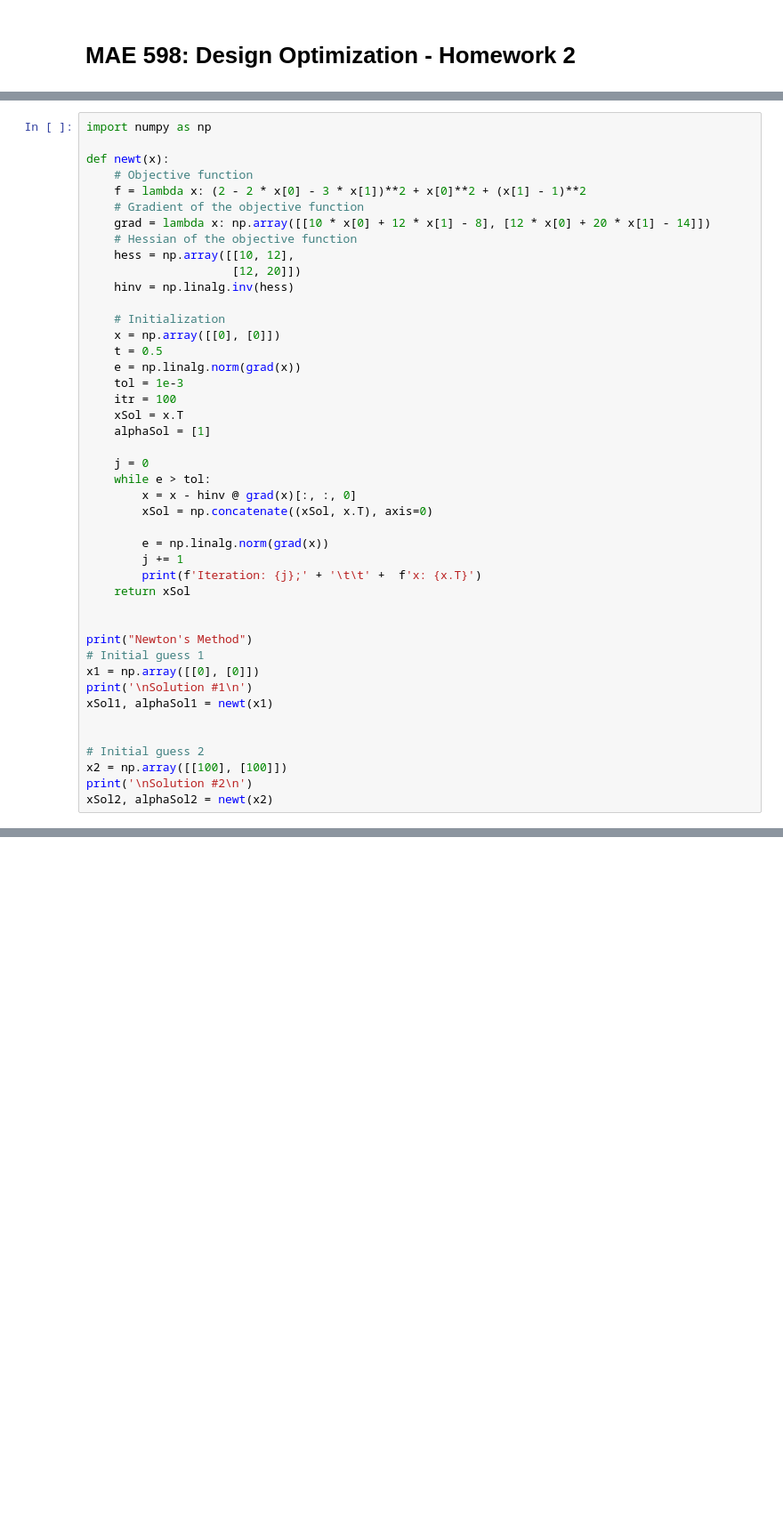
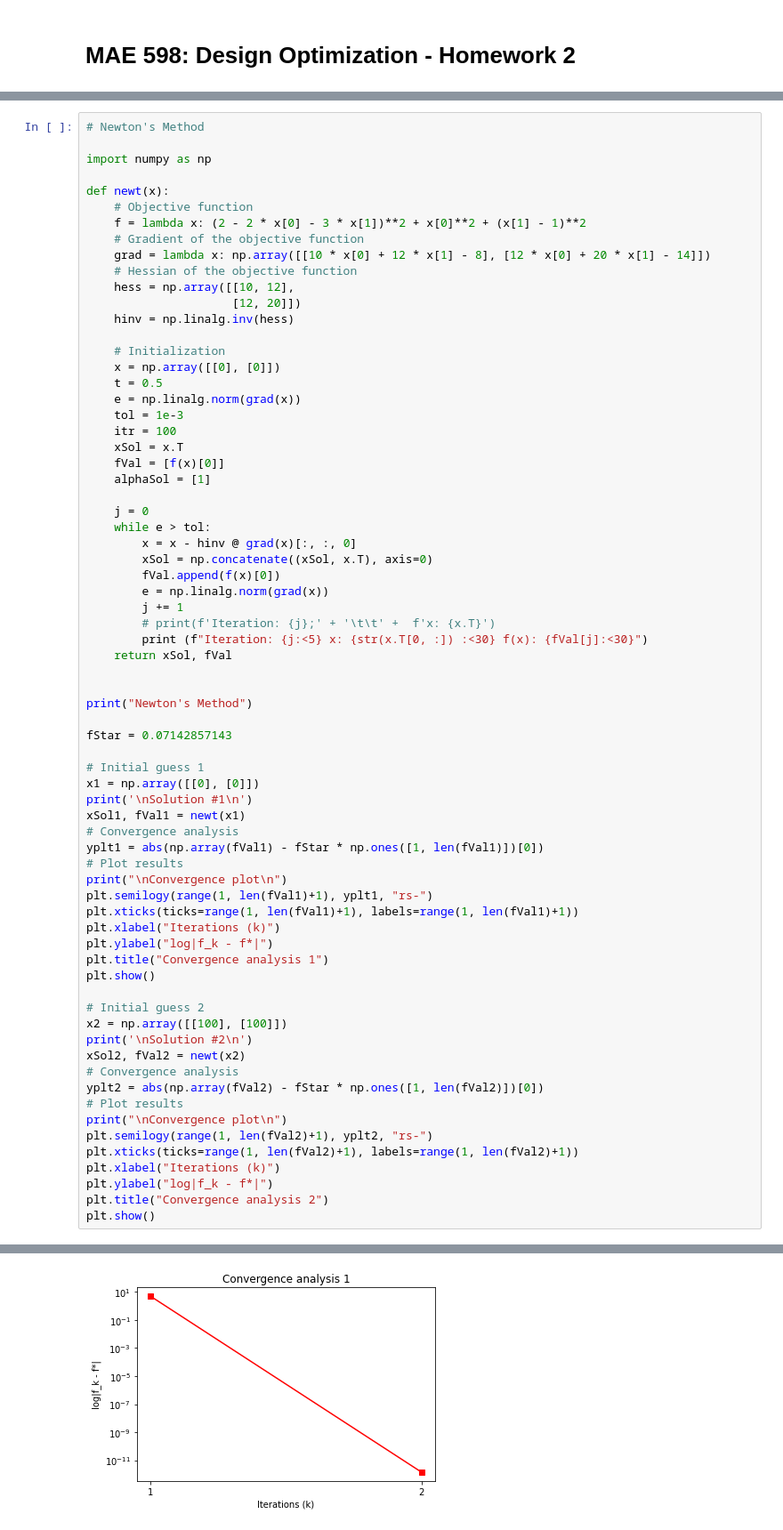
Before and after one commit to pprabhud/MAE_598_Fall_22, a Jupyter notebook: MAE_598_HW_2.ipynb, the cells around one changed output, grey strips where cells are left out. Shown: that part at 89% size. Saved outputs shown, nothing was run; the diff lists cells and outputs as text; blank space fills up the shorter version.

```diff
--- a/MAE_598_HW_2.ipynb
+++ b/MAE_598_HW_2.ipynb
@@ -251,4 +343,6 @@ Iteration: 52;          alpha: 0.03125;         x: [[-0.14282513  0.78569435]]
 # %%
+# Newton's Method
+
 import numpy as np
 
 def newt(x):
@@ -268,30 +362,54 @@ def newt(x):
     tol = 1e-3
     itr = 100
     xSol = x.T
+    fVal = [f(x)[0]]
     alphaSol = [1]
 
     j = 0
     while e > tol:
         x = x - hinv @ grad(x)[:, :, 0]
         xSol = np.concatenate((xSol, x.T), axis=0)
-
+        fVal.append(f(x)[0])
         e = np.linalg.norm(grad(x))
         j += 1
-        print(f'Iteration: {j};' + '\t\t' +  f'x: {x.T}')
-    return xSol
+        # print(f'Iteration: {j};' + '\t\t' +  f'x: {x.T}')
+        print (f"Iteration: {j:<5} x: {str(x.T[0, :]) :<30} f(x): {fVal[j]:<30}")
+    return xSol, fVal
 
 
 print("Newton's Method")
+
+fStar = 0.07142857143
+
 # Initial guess 1
 x1 = np.array([[0], [0]])
 print('\nSolution #1\n')
-xSol1, alphaSol1 = newt(x1)
-
+xSol1, fVal1 = newt(x1)
+# Convergence analysis
+yplt1 = abs(np.array(fVal1) - fStar * np.ones([1, len(fVal1)])[0])
+# Plot results
+print("\nConvergence plot\n")
+plt.semilogy(range(1, len(fVal1)+1), yplt1, "rs-")
+plt.xticks(ticks=range(1, len(fVal1)+1), labels=range(1, len(fVal1)+1))
+plt.xlabel("Iterations (k)")
+plt.ylabel("log|f_k - f*|")
+plt.title("Convergence analysis 1")
+plt.show()
 
 # Initial guess 2
 x2 = np.array([[100], [100]])
 print('\nSolution #2\n')
-xSol2, alphaSol2 = newt(x2)
+xSol2, fVal2 = newt(x2)
+# Convergence analysis
+yplt2 = abs(np.array(fVal2) - fStar * np.ones([1, len(fVal2)])[0])
+# Plot results
+print("\nConvergence plot\n")
+plt.semilogy(range(1, len(fVal2)+1), yplt2, "rs-")
+plt.xticks(ticks=range(1, len(fVal2)+1), labels=range(1, len(fVal2)+1))
+plt.xlabel("Iterations (k)")
+plt.ylabel("log|f_k - f*|")
+plt.title("Convergence analysis 2")
+plt.show()
 # %% [output]
 Newton's Method
 
@@ -304,0 +421 @@ Iteration: 1;           x: [[-0.14285714  0.78571429]]
+[figure, added]
```
Also changed, not shown: parts of 4 cells of this notebook.
